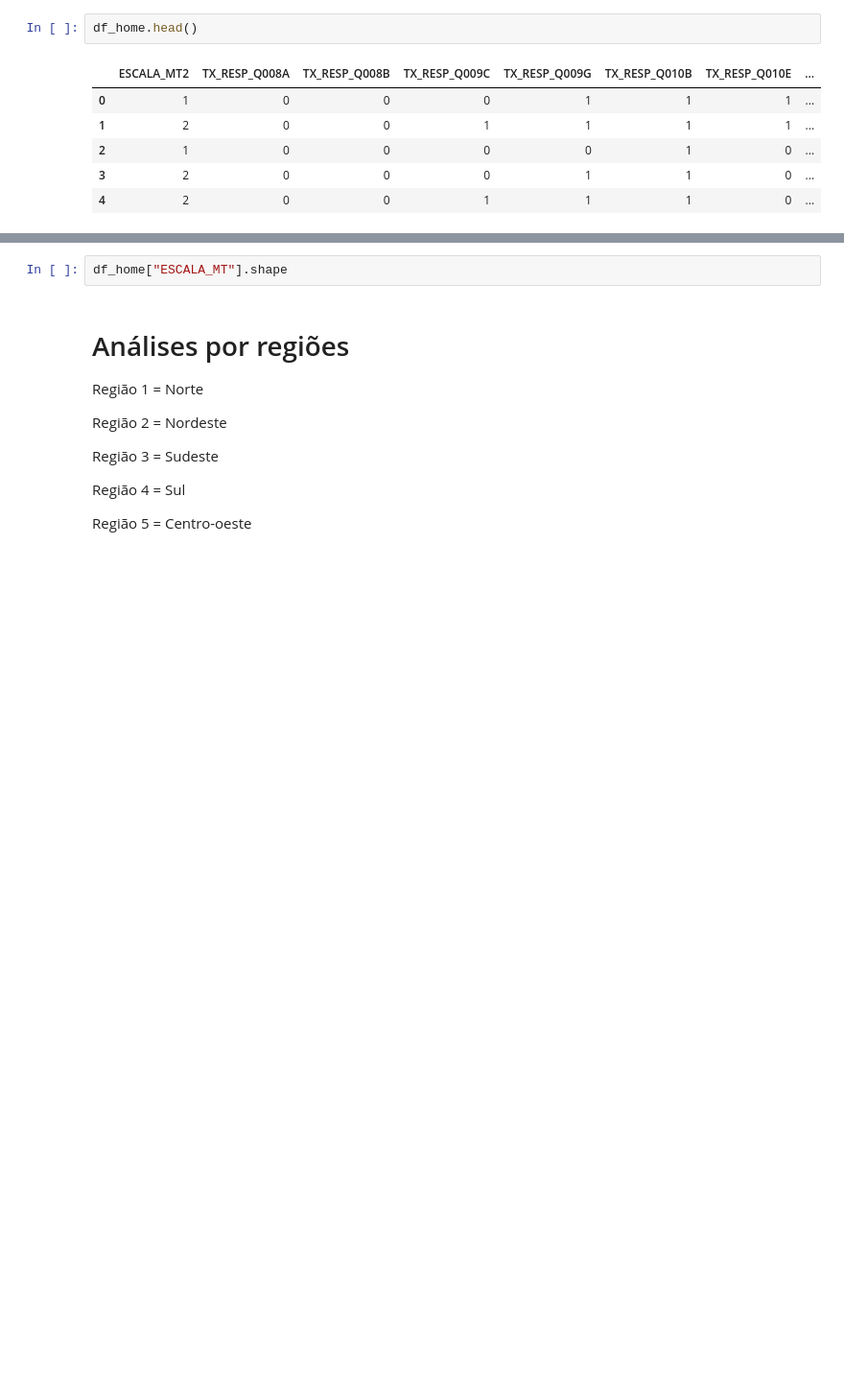
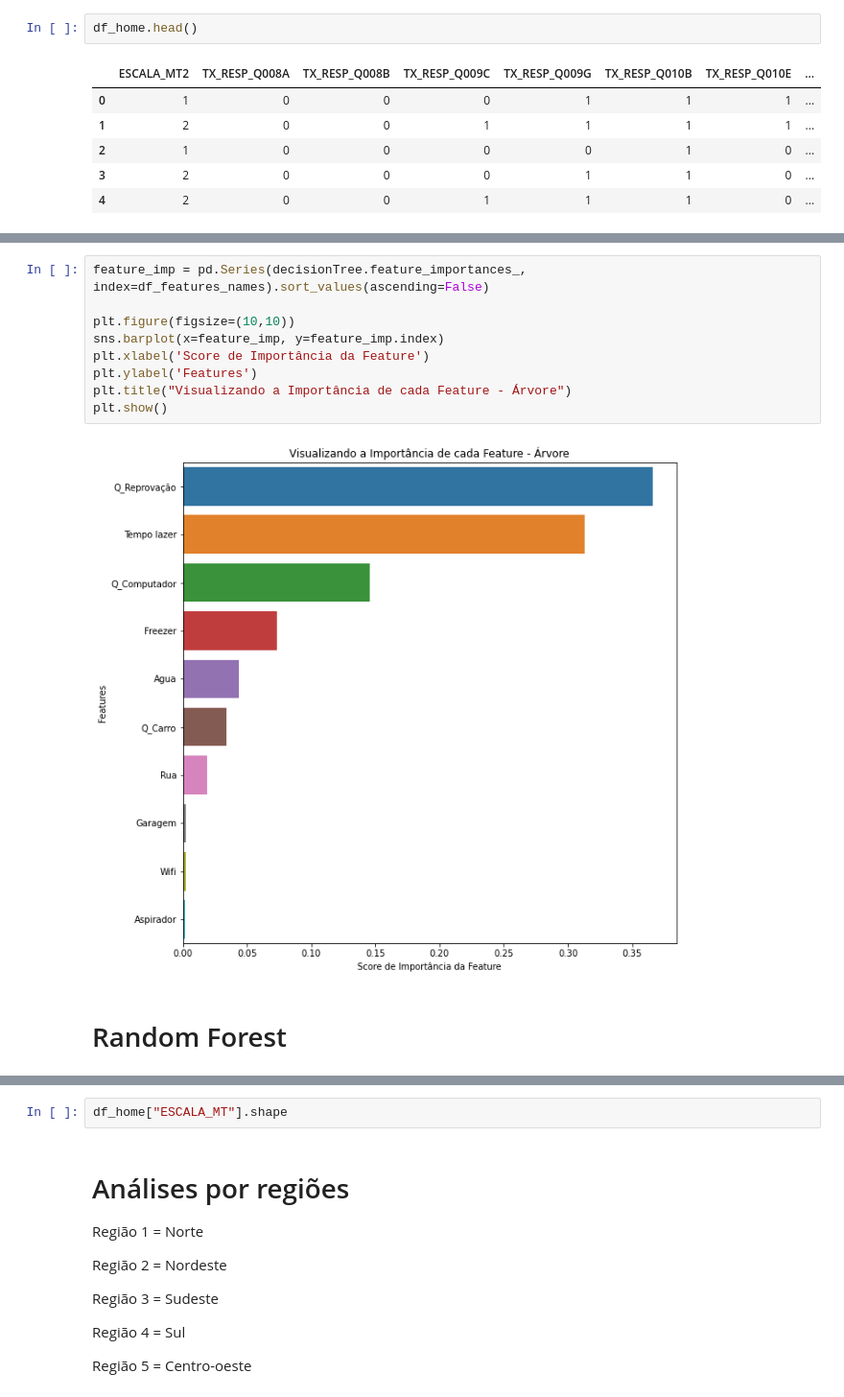
Before and after one commit to freitaasw/Analises_Saeb, a Jupyter notebook: Análises Saeb 2019/correlações/Questionário.ipynb, the cells around one changed output, grey strips where cells are left out. Shown at 96% size. Cells and saved outputs as stored; diff of their text form; blank space fills up the shorter version.

```diff
--- a/Análises Saeb 2019/correlações/Questionário.ipynb
+++ b/Análises Saeb 2019/correlações/Questionário.ipynb
@@ -628,0 +608,13 @@ _ = tree.plot_tree(clf,
+# %%
+feature_imp = pd.Series(decisionTree.feature_importances_, index=df_features_names).sort_values(ascending=False)
+
+plt.figure(figsize=(10,10))
+sns.barplot(x=feature_imp, y=feature_imp.index)
+plt.xlabel('Score de Importância da Feature')
+plt.ylabel('Features')
+plt.title("Visualizando a Importância de cada Feature - Árvore")
+plt.show()
+# %% [output]
+[figure, added]
+# %% [markdown]
+# Random Forest
```
Also changed, not shown: parts of 29 cells of this notebook.
